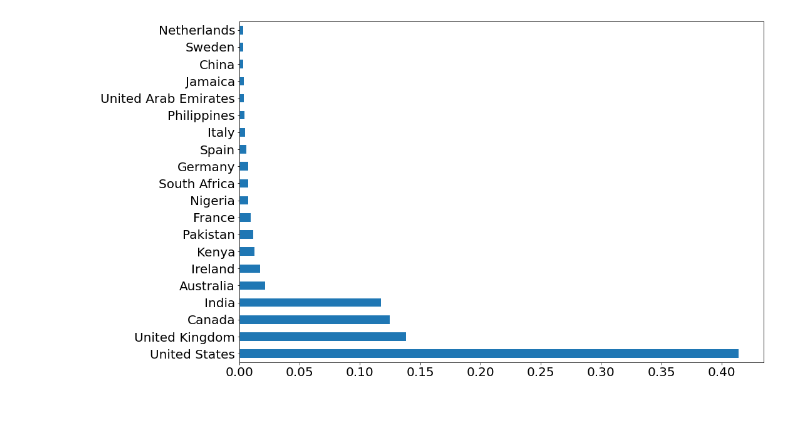
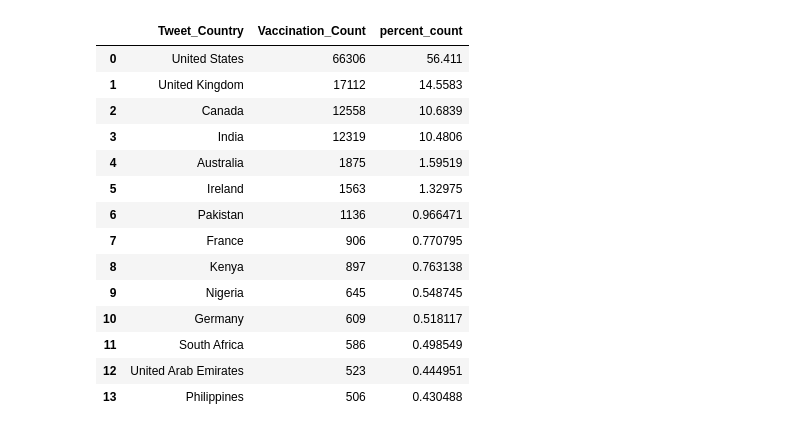
Before and after one commit to betty6you/TeamProject_group6, a Jupyter notebook: Vaccination_Country_Analysis.ipynb, the cells around one changed output. Cells and saved outputs as stored; diff of their text form; code cells hidden in the pictures.

```diff
--- a/Vaccination_Country_Analysis.ipynb
+++ b/Vaccination_Country_Analysis.ipynb
@@ -44,7 +61,22 @@ dataFrame
-# %%
-import matplotlib.pyplot as plt
-
-fig=data['Country'].value_counts(normalize=True)[:20].plot(kind='barh',fontsize=20,figsize=(15,10))
-plt.savefig('country.png',dpi=300)
-# %% [output]
-[figure, removed]
+# %%
+# Create the pandas DataFrame
+dataFrame['percent_count'] = (dataFrame['Vaccination_Count'] / dataFrame['Vaccination_Count'].sum()) * 100
+
+# print dataframe.
+dataFrame
+# %% [output]
+|  | Tweet_Country | Vaccination_Count | percent_count |
+| 0 | United States | 66306 | 56.411 |
+| 1 | United Kingdom | 17112 | 14.5583 |
+| 2 | Canada | 12558 | 10.6839 |
+| 3 | India | 12319 | 10.4806 |
+| 4 | Australia | 1875 | 1.59519 |
+| 5 | Ireland | 1563 | 1.32975 |
+| 6 | Pakistan | 1136 | 0.966471 |
+| 7 | France | 906 | 0.770795 |
+| 8 | Kenya | 897 | 0.763138 |
+| 9 | Nigeria | 645 | 0.548745 |
+| 10 | Germany | 609 | 0.518117 |
+| 11 | South Africa | 586 | 0.498549 |
+| 12 | United Arab Emirates | 523 | 0.444951 |
+| 13 | Philippines | 506 | 0.430488 |
```
Also changed, not shown: parts of 6 cells of this notebook.
